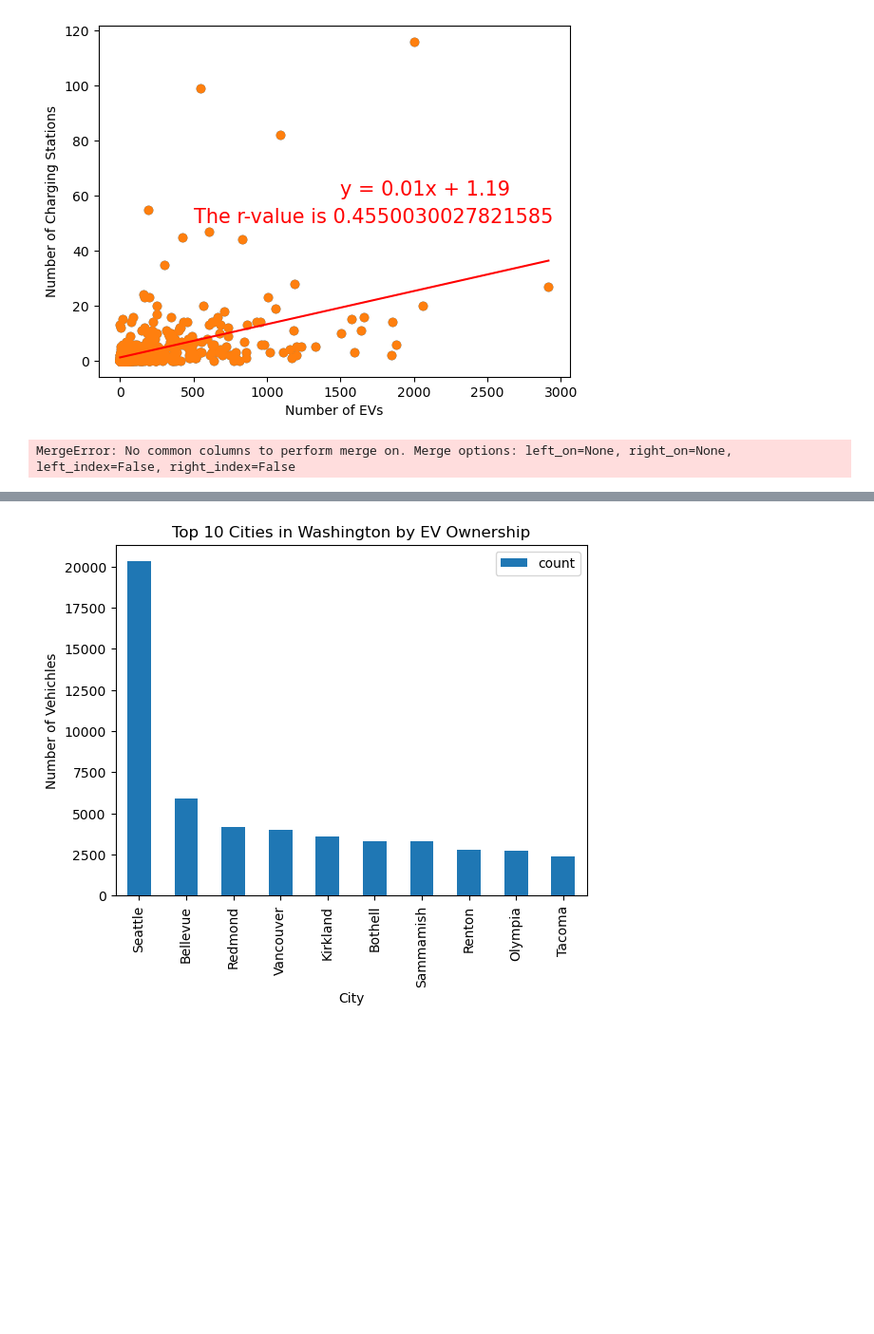
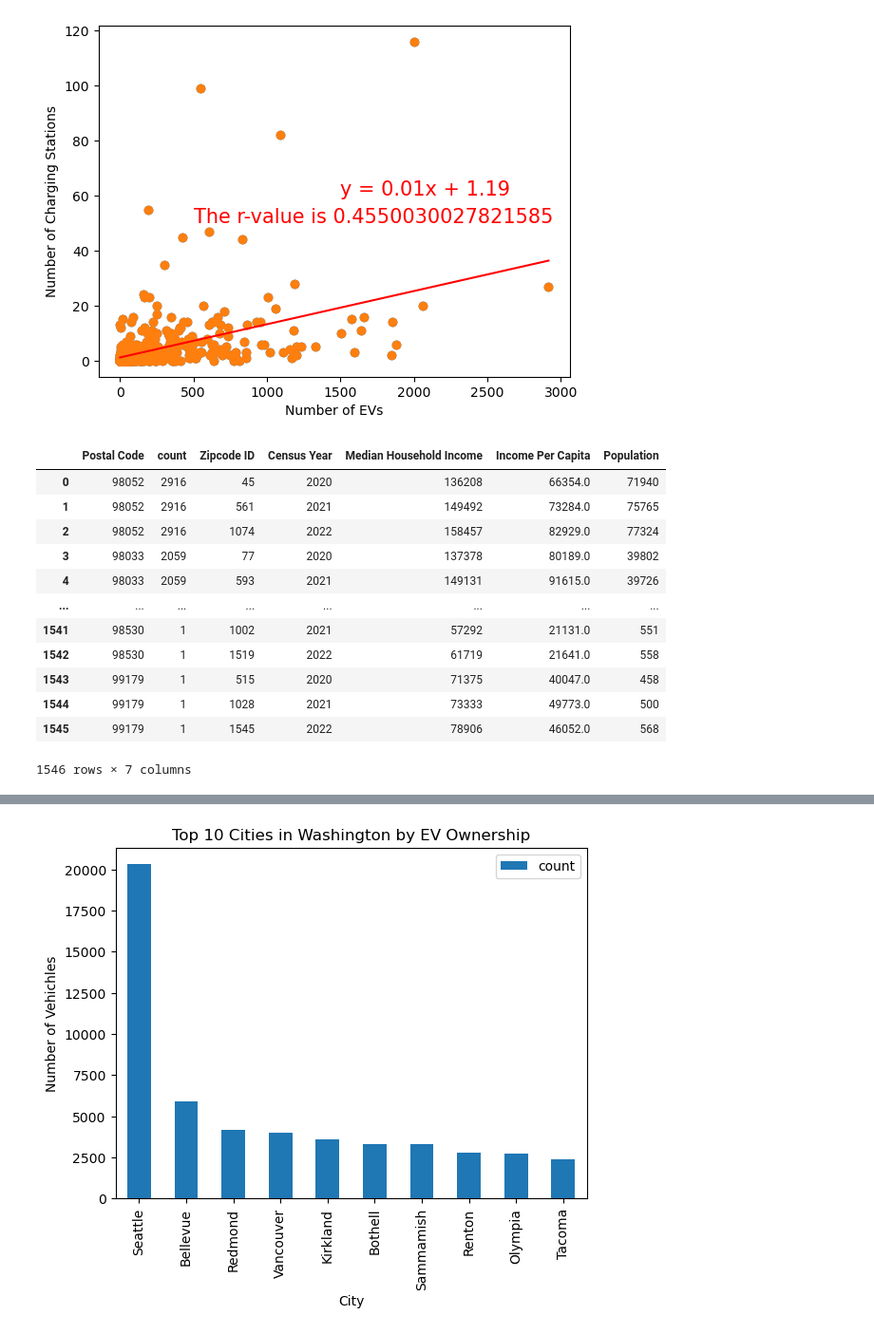
Before and after one commit to caelwillis/group-4-proj-1, a Jupyter notebook: visualisations.ipynb, the cells around one changed output, grey strips where cells are left out. Shown: that part at 95% size. Drawn from its saved outputs; the diff is of its cells as text; code cells hidden in the pictures; blank space fills up the shorter version.

```diff
--- a/visualisations.ipynb
+++ b/visualisations.ipynb
@@ -112,11 +112,23 @@ print(f'The r-value is {rvalue}')
 The r-value is 0.4550030027821585
 [figure]
 # %%
-census_file_path = 'Resources/wa_census.csv'
+census_file_path = 'Resources/altered_wa_census.csv'
 census_df = pd.read_csv(census_file_path)
 
 census_merge_df = pd.merge(zip_count_to_merge, census_df)
 
 census_merge_df
 # %% [output]
+|  | Postal Code | count | Zipcode ID | Census Year | Median Household Income | Income Per Capita | Population |
+| 0 | 98052 | 2916 | 45 | 2020 | 136208 | 66354.0 | 71940 |
+| 1 | 98052 | 2916 | 561 | 2021 | 149492 | 73284.0 | 75765 |
+| 2 | 98052 | 2916 | 1074 | 2022 | 158457 | 82929.0 | 77324 |
+| 3 | 98033 | 2059 | 77 | 2020 | 137378 | 80189.0 | 39802 |
+| 4 | 98033 | 2059 | 593 | 2021 | 149131 | 91615.0 | 39726 |
+| ... | ... | ... | ... | ... | ... | ... | ... |
+| 1541 | 98530 | 1 | 1002 | 2021 | 57292 | 21131.0 | 551 |
+| 1542 | 98530 | 1 | 1519 | 2022 | 61719 | 21641.0 | 558 |
+| 1543 | 99179 | 1 | 515 | 2020 | 71375 | 40047.0 | 458 |
+| 1544 | 99179 | 1 | 1028 | 2021 | 73333 | 49773.0 | 500 |
+| 1545 | 99179 | 1 | 1545 | 2022 | 78906 | 46052.0 | 568 |
-MergeError: No common columns to perform merge on. Merge options: left_on=None, right_on=None, left_index=False, right_index=False
+1546 rows × 7 columns
```
Also changed, not shown: parts of 1 cell of this notebook.
